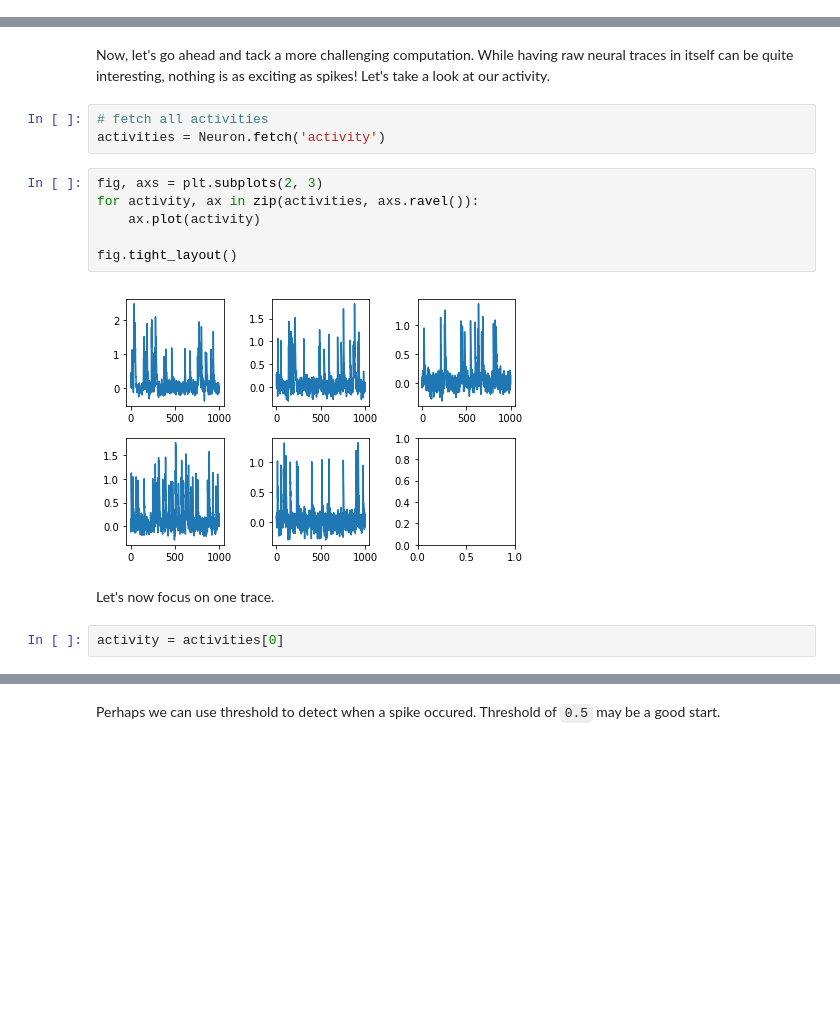
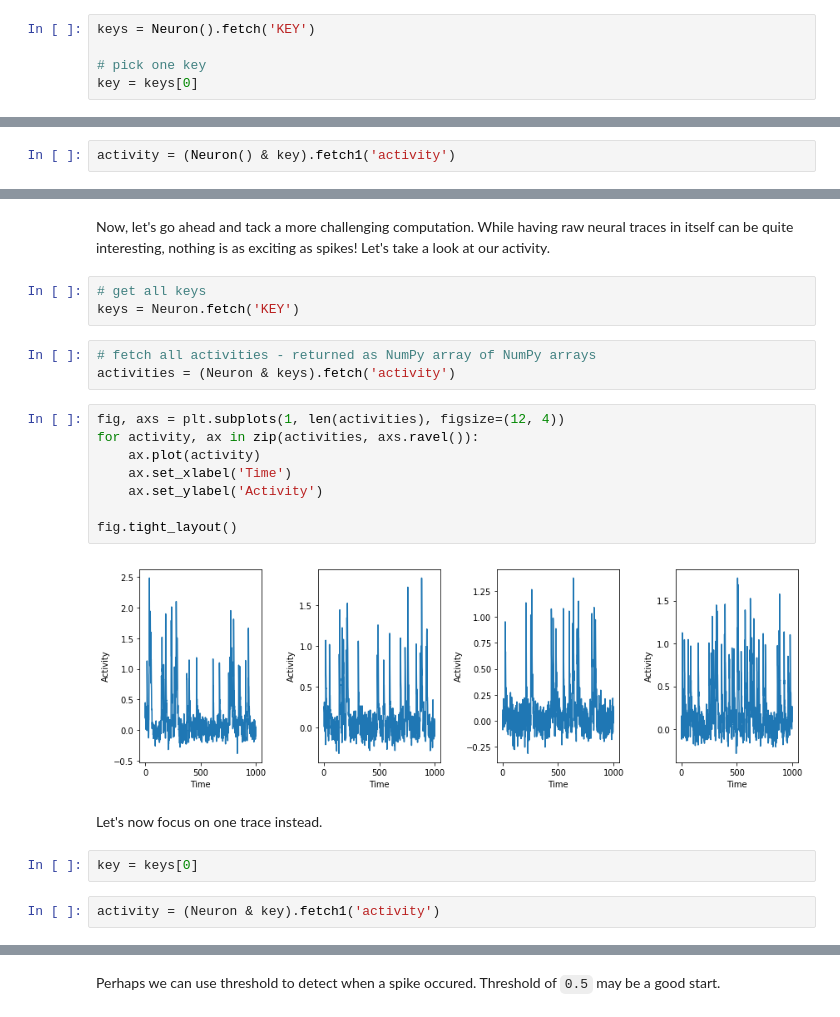
Before and after one commit to datajoint/neuronex_workshop_2018, a Jupyter notebook: 02-Imported and Computed Tables.ipynb, the cells around one changed output, grey strips where cells are left out. Drawn from its saved outputs; the diff is of its cells as text; blank space fills up the shorter version.

```diff
--- a/02-Imported and Computed Tables.ipynb
+++ b/02-Imported and Computed Tables.ipynb
@@ -231,0 +312,5 @@ So the entity here is `ActivityStatistics`, where each entry corresponds to the
+# %%
+keys = Neuron().fetch('KEY')
+
+# pick one key
+key = keys[0]
@@ -231,0 +371,2 @@ So the entity here is `ActivityStatistics`, where each entry corresponds to the
+# %%
+activity = (Neuron() & key).fetch1('activity')
@@ -265,21 +477,28 @@ ActivityStatistics()
 # Spike detection
 # %% [markdown]
 Now, let's go ahead and tack a more challenging computation. While having raw neural traces in itself can be quite interesting, nothing is as exciting as spikes! Let's take a look at our activity.
+# %%
+# get all keys
+keys = Neuron.fetch('KEY')
 # %%
-# fetch all activities
-activities = Neuron.fetch('activity')
+# fetch all activities - returned as NumPy array of NumPy arrays
+activities = (Neuron & keys).fetch('activity')
 # %%
-fig, axs = plt.subplots(2, 3)
+fig, axs = plt.subplots(1, len(activities), figsize=(12, 4))
 for activity, ax in zip(activities, axs.ravel()):
     ax.plot(activity)
+    ax.set_xlabel('Time')
+    ax.set_ylabel('Activity')
 
 fig.tight_layout()
 # %% [output]
-[figure, old version]
+[figure, new version]
 # %% [markdown]
-Let's now focus on one trace.
+Let's now focus on one trace instead.
-# %%
-activity = activities[0]
+# %%
+key = keys[0]
+# %%
+activity = (Neuron & key).fetch1('activity')
 # %%
 plt.plot(activity)
 plt.xlabel('Time')
```
Also changed, not shown: parts of 71 cells of this notebook, 2 other files.
